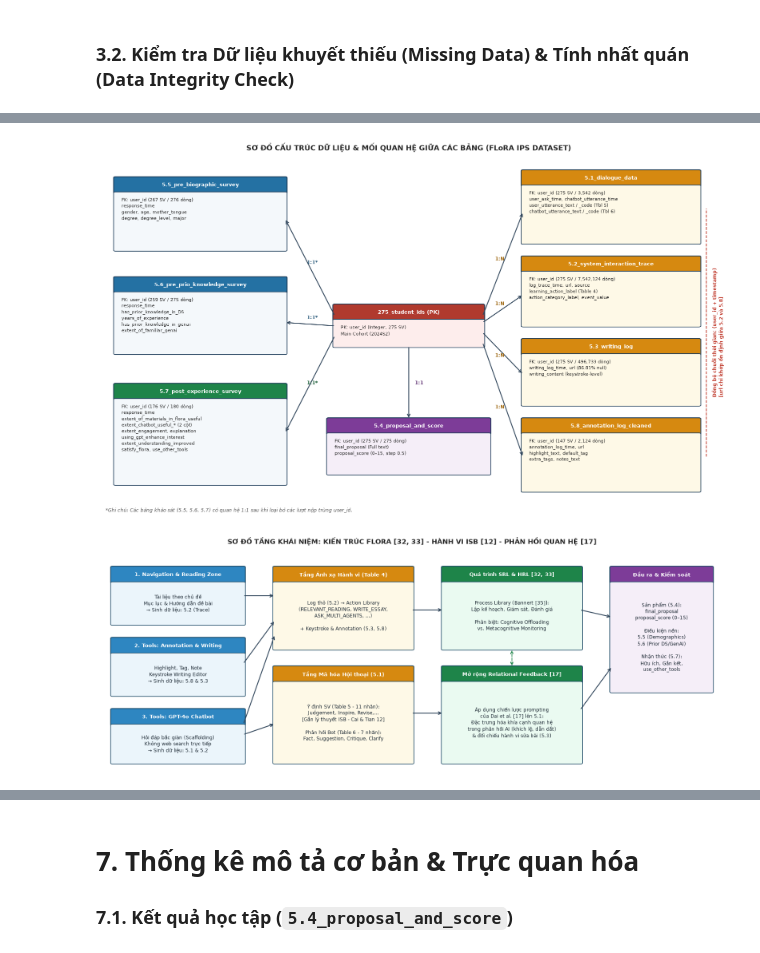
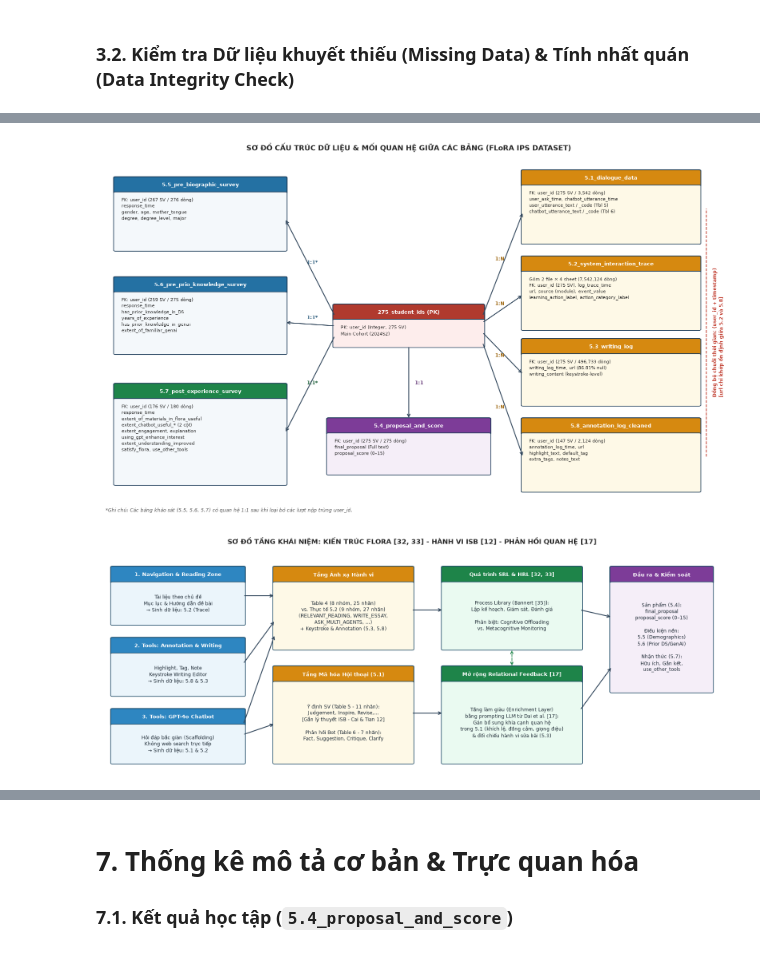
Before and after one commit to hhkc861/FLoRA_Data_Mining, a Jupyter notebook: FLoRa_Data_Analysis.ipynb, the cells around one changed output, grey strips where cells are left out. Cells and saved outputs as stored; diff of their text form; code cells hidden in the pictures.

```diff
--- a/FLoRa_Data_Analysis.ipynb
+++ b/FLoRa_Data_Analysis.ipynb
@@ -496,17 +533,17 @@ draw_table(ax, 2.5, 7, 27.5, 29, "5.7_post_experience_survey",
            ["FK: user_id (176 SV / 180 dòng)", "response_time", "extent_of_materials_in_flora_useful", "extent_chatbot_useful_* (2 cột)", "extent_engagement, explanation", "using_gpt_enhance_interest", "extent_understanding_improved", "satisfy_flora, use_other_tools"],
            header_color='#1e8449')
 
-# Nhánh Dưới: Kết quả học tập (Phase 3 Outcome)
+# Nhánh Dưới: Kết quả học tập (Phase 3 Outcome - 3 cột gốc)
 draw_table(ax, 37, 10, 26, 16, "5.4_proposal_and_score",
-           ["FK: user_id (275 SV / 275 dòng)", "final_proposal (Full text)", "proposal_score (0–15, step 0.5)"],
+           ["FK: user_id (275 SV / 275 dòng)", "final_proposal (Full text)", "proposal_score (0–15)"],
            header_color='#7d3c98', body_color='#f5eef8')
 
 # Nhánh Phải: Process Traces (Phase 3 - 1:N)
 draw_table(ax, 68.5, 77, 28.5, 21, "5.1_dialogue_data",
            ["FK: user_id (275 SV / 3,542 dòng)", "user_ask_time, chatbot_utterance_time", "user_utterance_text / _code (Tbl 5)", "chatbot_utterance_text / _code (Tbl 6)"],
            header_color='#d68910', body_color='#fef9e7')
-draw_table(ax, 68.5, 53, 28.5, 20, "5.2_system_interaction_trace",
-           ["FK: user_id (275 SV / 7,542,124 dòng)", "log_trace_time, url, source", "learning_action_label (Table 4)", "action_category_label, event_value"],
+draw_table(ax, 68.5, 52, 28.5, 21, "5.2_system_interaction_trace",
+           ["Gồm 2 file × 4 sheet (7,542,124 dòng)", "FK: user_id (275 SV), log_trace_time", "url, source (module), event_value", "learning_action_label, action_category_label"],
            header_color='#d68910', body_color='#fef9e7')
 draw_table(ax, 68.5, 30, 28.5, 19, "5.3_writing_log",
            ["FK: user_id (275 SV / 496,733 dòng)", "writing_log_time, url (86.81% null)", "writing_content (keystroke-level)"],
@@ -574,8 +611,8 @@ draw_box(ax, 2, 2, 21, 15, "3. Tools: GPT-4o Chatbot",
          hc='#2e86c1')
 
 # Cột 2: Tầng Mã hóa & Ánh xạ (Action Library & Codebooks)
-draw_box(ax, 28, 34, 22, 23, "Tầng Ánh xạ Hành vi (Table 4)",
-         "Log thô (5.2) → Action Library\n(RELEVANT_READING, WRITE_ESSAY,\nASK_MULTI_AGENTS, ...)\n\n+ Keystroke & Annotation (5.3, 5.8)",
+draw_box(ax, 28, 34, 22, 23, "Tầng Ánh xạ Hành vi",
+         "Table 4 (8 nhóm, 25 nhãn)\nvs. Thực tế 5.2 (9 nhóm, 27 nhãn)\n(RELEVANT_READING, WRITE_ESSAY,\nASK_MULTI_AGENTS, ...)\n+ Keystroke & Annotation (5.3, 5.8)",
          hc='#d68910', bc='#fef9e7')
 draw_box(ax, 28, 2, 22, 27, "Tầng Mã hóa Hội thoại (5.1)",
          "Ý định SV (Table 5 - 11 nhãn):\nJudgement, Inspire, Revise,...\n[Gắn lý thuyết ISB - Cai & Tian 12]\n\nPhản hồi Bot (Table 6 - 7 nhãn):\nFact, Suggestion, Critique, Clarify",
@@ -585,36 +622,36 @@ draw_box(ax, 28, 2, 22, 27, "Tầng Mã hóa Hội thoại (5.1)",
 draw_box(ax, 55, 34, 22, 23, "Quá trình SRL & HRL [32, 33]",
          "Process Library (Bannert [35]):\nLập kế hoạch, Giám sát, Đánh giá\n\nPhân biệt: Cognitive Offloading\nvs. Metacognitive Monitoring",
          hc='#1e8449', bc='#eafaf1')
 draw_box(ax, 55, 2, 22, 27, "Mở rộng Relational Feedback [17]",
-         "Áp dụng chiến lược prompting\ncủa Dai et al. [17] lên 5.1:\nĐặc trưng hóa khía cạnh quan hệ\ntrong phản hồi AI (khích lệ, dẫn dắt)\n& đối chiếu hành vi sửa bài (5.3)",
+         "Tầng làm giàu (Enrichment Layer)\nbằng prompting LLM từ Dai et al. [17]:\nGán bổ sung khía cạnh quan hệ\ntrong 5.1 (khích lệ, đồng cảm, giọng điệu)\n& đối chiếu hành vi sửa bài (5.3)",
          hc='#1e8449', bc='#eafaf1')
 
 # Cột 4: Đầu ra & Biến kiểm soát
 draw_box(ax, 82, 22, 16, 35, "Đầu ra & Kiểm soát",
          "Sản phẩm (5.4):\nfinal_proposal\nproposal_score (0–15)\n\nĐiều kiện nền:\n5.5 (Demographics)\n5.6 (Prior DS/GenAI)\n\nNhận thức (5.7):\nHữu ích, Gắn kết,\nuse_other_tools",
          hc='#7d3c98', bc='#f5eef8')
 
 # Mũi tên luồng dữ liệu
 akw = dict(arrowstyle='->', color='#34495e', lw=1.6)
 ax.annotate('', xy=(28, 49), xytext=(23, 49), arrowprops=akw)
 ax.annotate('', xy=(28, 42), xytext=(23, 30), arrowprops=akw)
 ax.annotate('', xy=(28, 13), xytext=(23, 10), arrowprops=akw)
 ax.annotate('', xy=(28, 38), xytext=(23, 13), arrowprops=akw)
 
 ax.annotate('', xy=(55, 45), xytext=(50, 45), arrowprops=akw)
 ax.annotate('', xy=(55, 16), xytext=(50, 16), arrowprops=akw)
 ax.annotate('', xy=(66, 34), xytext=(66, 29), arrowprops=dict(arrowstyle='<->', color='#1e8449', lw=1.4, ls='--'))
 
 ax.annotate('', xy=(82, 43), xytext=(77, 45), arrowprops=akw)
 ax.annotate('', xy=(82, 29), xytext=(77, 17), arrowprops=akw)
 
 plt.title("SƠ ĐỒ TẦNG KHÁI NIỆM: KIẾN TRÚC FLORA [32, 33] - HÀNH VI ISB [12] - PHẢN HỒI QUAN HỆ [17]",
           fontsize=12, fontweight='bold', pad=10)
 plt.tight_layout()
 plt.show()
 # %% [output]
-[figure, old version]
+[figure, new version]
-[figure, old version]
+[figure, new version]
 # %% [markdown]
 # 5. Bảng từ điển dữ liệu (Data Dictionary) & Codebook Tiếng Việt
 
```
Also changed, not shown: parts of 16 cells of this notebook.
